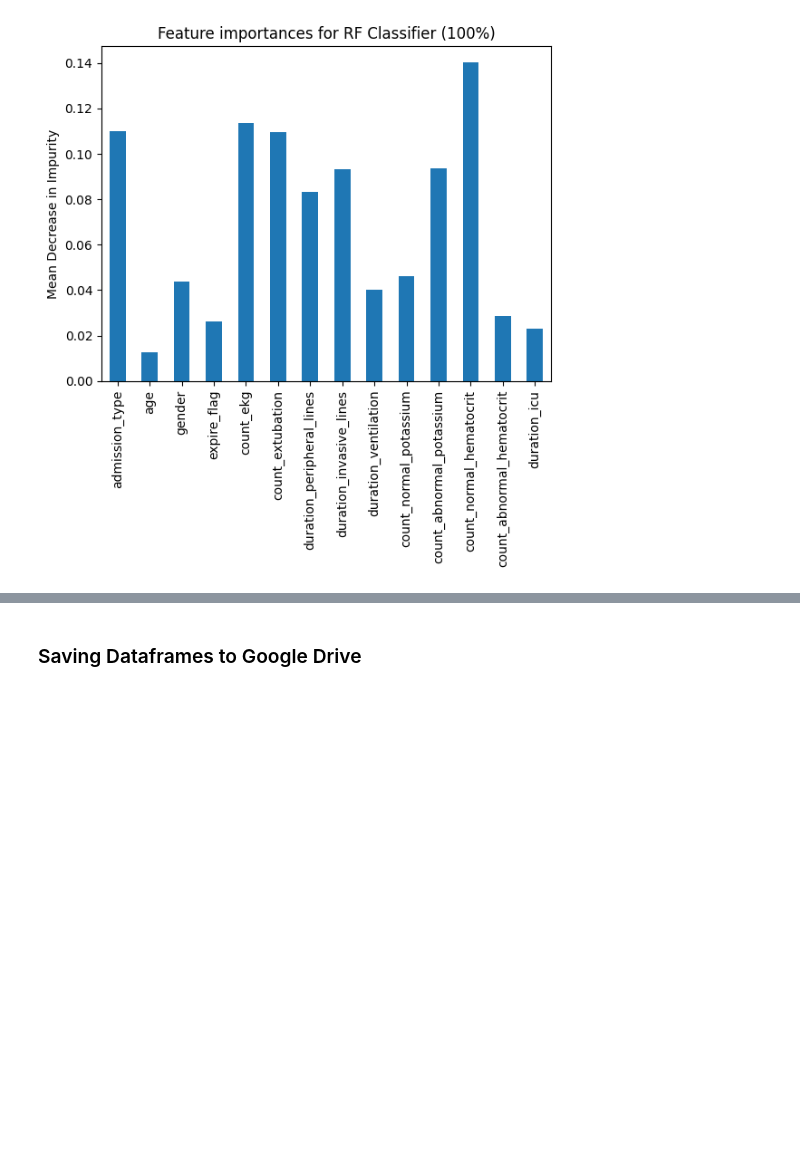
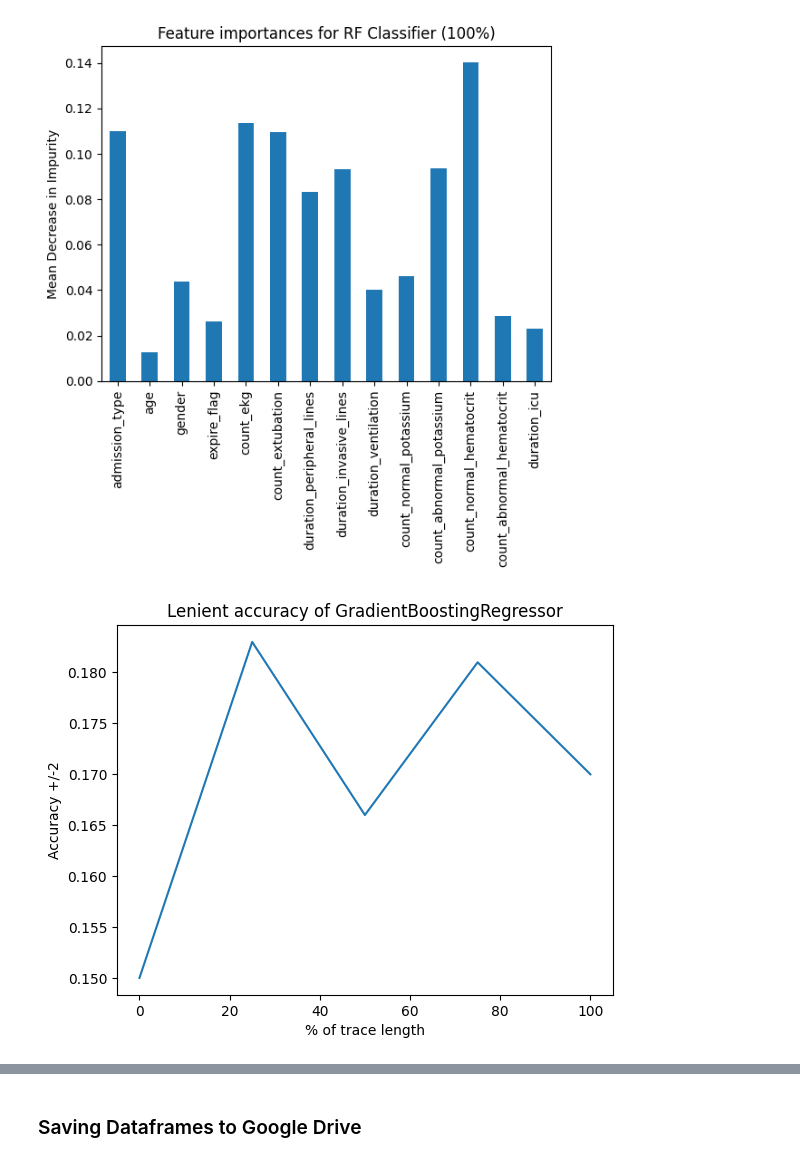
Before and after one commit to deepw02/comp3931-sc20dpw, a Jupyter notebook: pm_ml.ipynb, the cells around one changed output, grey strips where cells are left out. Saved outputs shown, nothing was run; the diff lists cells and outputs as text; code cells hidden in the pictures; blank space fills up the shorter version.

Commit message:
Plotted graph of accuracy vs. trace length

```diff
--- a/pm_ml.ipynb
+++ b/pm_ml.ipynb
@@ -1048,3 +1050,17 @@ ax.set_ylabel("Mean Decrease in Impurity")
 # %% [output]
 Text(0, 0.5, 'Mean Decrease in Impurity')
 [figure]
+# %%
+# Plot (lenient) accuracy of GB regressors vs. trace duration
+# VALUES ARE HARDCODED AND WILL NOT REFLECT ANY CHANGES ARE MADE PREVIOUSLY
+
+percentages = np.array([0, 25, 50, 75, 100])
+gbr_len_accuracies = np.array([0.15, 0.183, 0.166, 0.181, 0.17])
+
+plt.plot(percentages, gbr_len_accuracies)
+plt.title('Lenient accuracy of GradientBoostingRegressor')
+plt.xlabel('% of trace length')
+plt.ylabel('Accuracy +/-2')
+plt.show()
+# %% [output]
+[figure, added]
```
Also changed, not shown: parts of 2 cells of this notebook.
